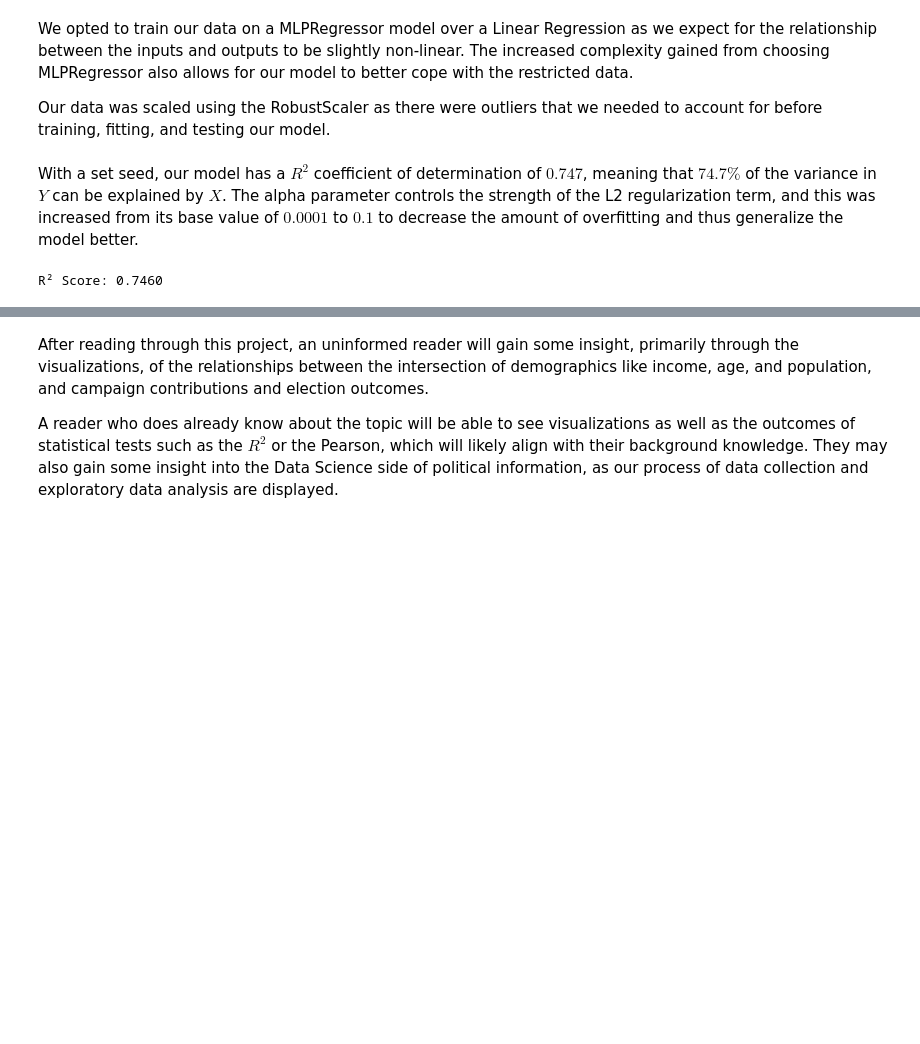
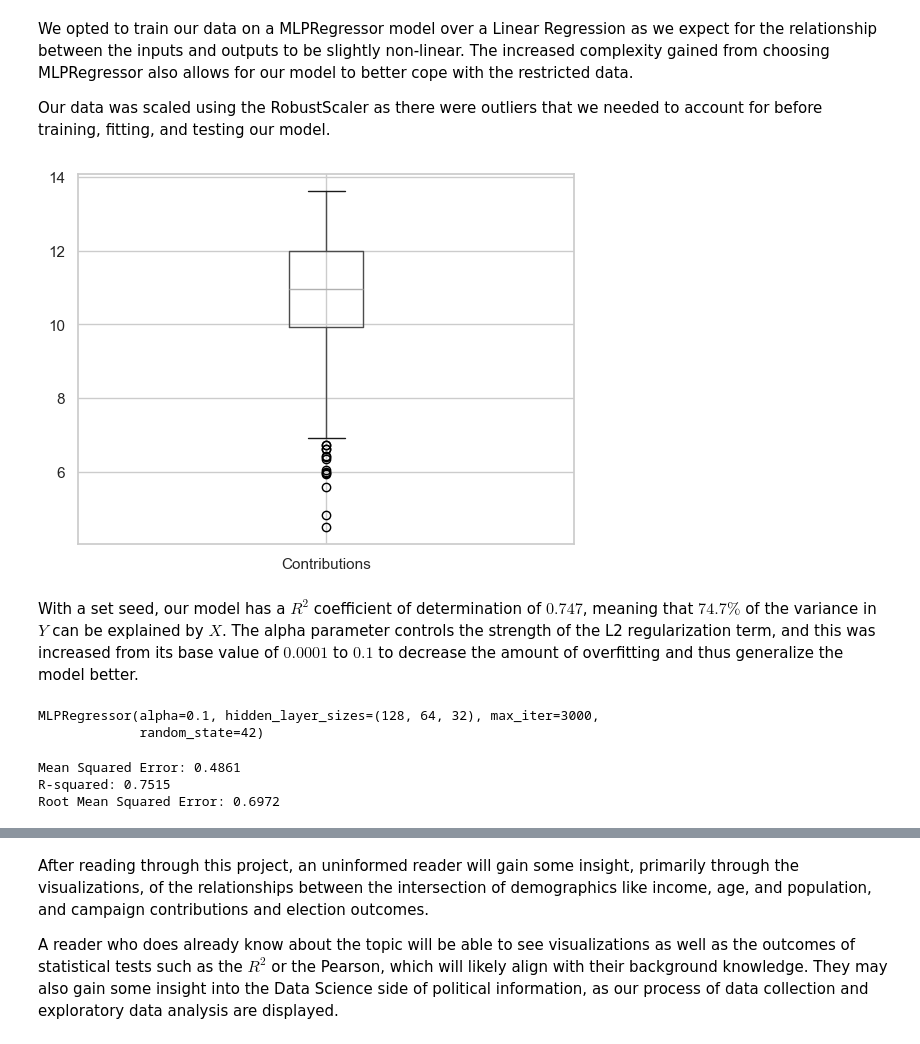
Before and after one commit to 9t8/cmsc320_project, a Jupyter notebook: final.ipynb, the cells around one changed output, grey strips where cells are left out. Cells and saved outputs as stored; diff of their text form; code cells hidden in the pictures; blank space fills up the shorter version.

Commit message:
sept to nov data, merging 2 models, log adjusting data

```diff
--- a/final.ipynb
+++ b/final.ipynb
@@ -688,3 +701,5 @@ print(contributions_df.shape)
+# %%
+contributions_df = pd.read_csv("sept_to_nov.csv").rename(columns={'COUNTY' : 'County Name', 'TRANSACTION_AMT' : 'Contributions'})
 # %% [markdown]
 ### MLPRegressor
 # %% [markdown]
@@ -695,13 +710,22 @@ Our data was scaled using the RobustScaler as there were outliers that we needed
 # %%
 from sklearn.neural_network import MLPRegressor
 from sklearn.model_selection import train_test_split
-from sklearn.preprocessing import RobustScaler
+from sklearn.preprocessing import RobustScaler, StandardScaler
 
 machine_learning_df = pd.merge(county_df[['County Name', 'Median Income', 'Median Age', 'Population']], contributions_df, on = 'County Name', how = 'inner')
-X = machine_learning_df[['Median Income', 'Median Age', 'Population']]
-y = machine_learning_df['Contributions']
-
-X_train, X_test, y_train, y_test = train_test_split(X, y, random_state = 42)
-scaler = RobustScaler().fit(X_train)
-X_train_scaled = scaler.transform(X_train)
-X_test_scaled = scaler.transform(X_test)
+machine_learning_df = machine_learning_df[0 <= machine_learning_df["Contributions"]]
+# %%
+# scaling using inter-quartile range
+q1 = machine_learning_df["Contributions"].quantile(0.25)
+q3 = machine_learning_df["Contributions"].quantile(0.75)
+iqr = q3 - q1
+machine_learning_df = machine_learning_df[q1 - 1.5*iqr <= machine_learning_df["Contributions"]]
+machine_learning_df = machine_learning_df[machine_learning_df["Contributions"] <= q3 + 1.5*iqr ]
+# %%
+# taking the log to further account for outliers
+machine_learning_df = np.log1p(machine_learning_df[['Median Income', 'Median Age', 'Population', 'Contributions']])
+machine_learning_df = machine_learning_df.dropna(how = 'any')
+machine_learning_df.boxplot(column=['Contributions'])
+plt.show()
+# %% [output]
+[figure, added]
@@ -708,11 +746,28 @@ X_test_scaled = scaler.transform(X_test)
 # %% [markdown]
 With a set seed, our model has a $R^2$ coefficient of determination of $0.747$, meaning that $74.7\%$ of the variance in $Y$ can be explained by $X$. The alpha parameter controls the strength of the L2 regularization term, and this was increased from its base value of $0.0001$ to $0.1$ to decrease the amount of overfitting and thus generalize the model better.
-# %%
-regression = MLPRegressor(random_state = 42, max_iter=10000, alpha = 0.1)
-regression.fit(X_train, y_train)
-y_test_pred = regression.predict(X_test)
-r2 = regression.score(X_test, y_test)
-
-print(f"R² Score: {r2:.4f}")
-# %% [output]
-R² Score: 0.7460
+# %%
+# building and fitting model
+regressor = MLPRegressor( hidden_layer_sizes=(128, 64, 32), alpha=0.1, max_iter=3000, random_state=42)
+regressor.fit(X_train_scaled, y_train_scaled)
+# %% [output]
+MLPRegressor(alpha=0.1, hidden_layer_sizes=(128, 64, 32), max_iter=3000,
+             random_state=42)
+# %%
+from sklearn.metrics import mean_squared_error, root_mean_squared_error, r2_score
+import math
+# predicting
+y_pred_scaled = regressor.predict(X_test_scaled)
+y_pred = scaler_y.inverse_transform(y_pred_scaled.reshape(-1, 1)).ravel()
+
+# statistical tests
+mse = mean_squared_error(y_test, y_pred)
+r2 = r2_score(y_test, y_pred)
+rmse = root_mean_squared_error(y_test, y_pred)
+
+print(f"Mean Squared Error: {mse:.4f}")
+print(f"R-squared: {r2:.4f}")
+print(f"Root Mean Squared Error: {rmse:.4f}")
+# %% [output]
+Mean Squared Error: 0.4861
+R-squared: 0.7515
+Root Mean Squared Error: 0.6972
```
Also changed, not shown: parts of 12 cells of this notebook, 1 other file.
